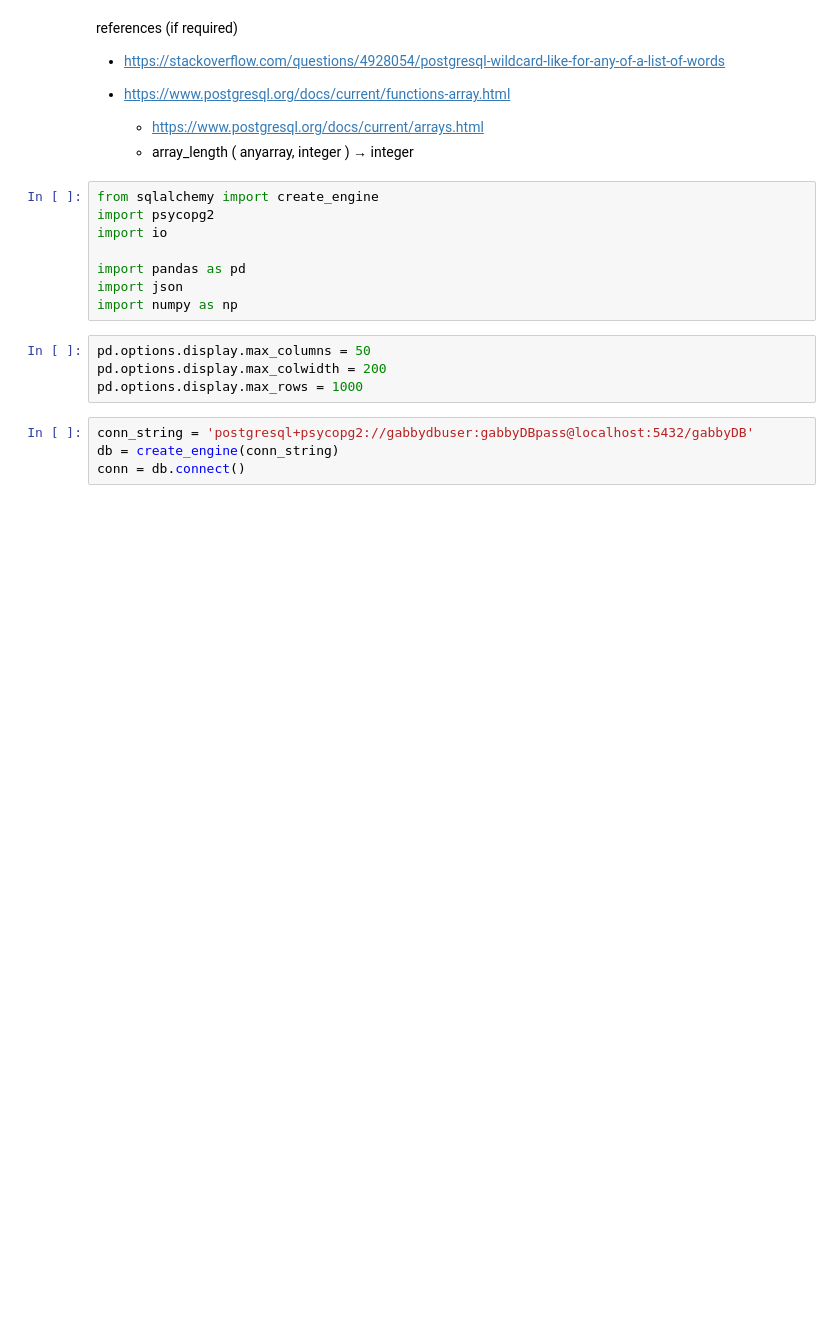
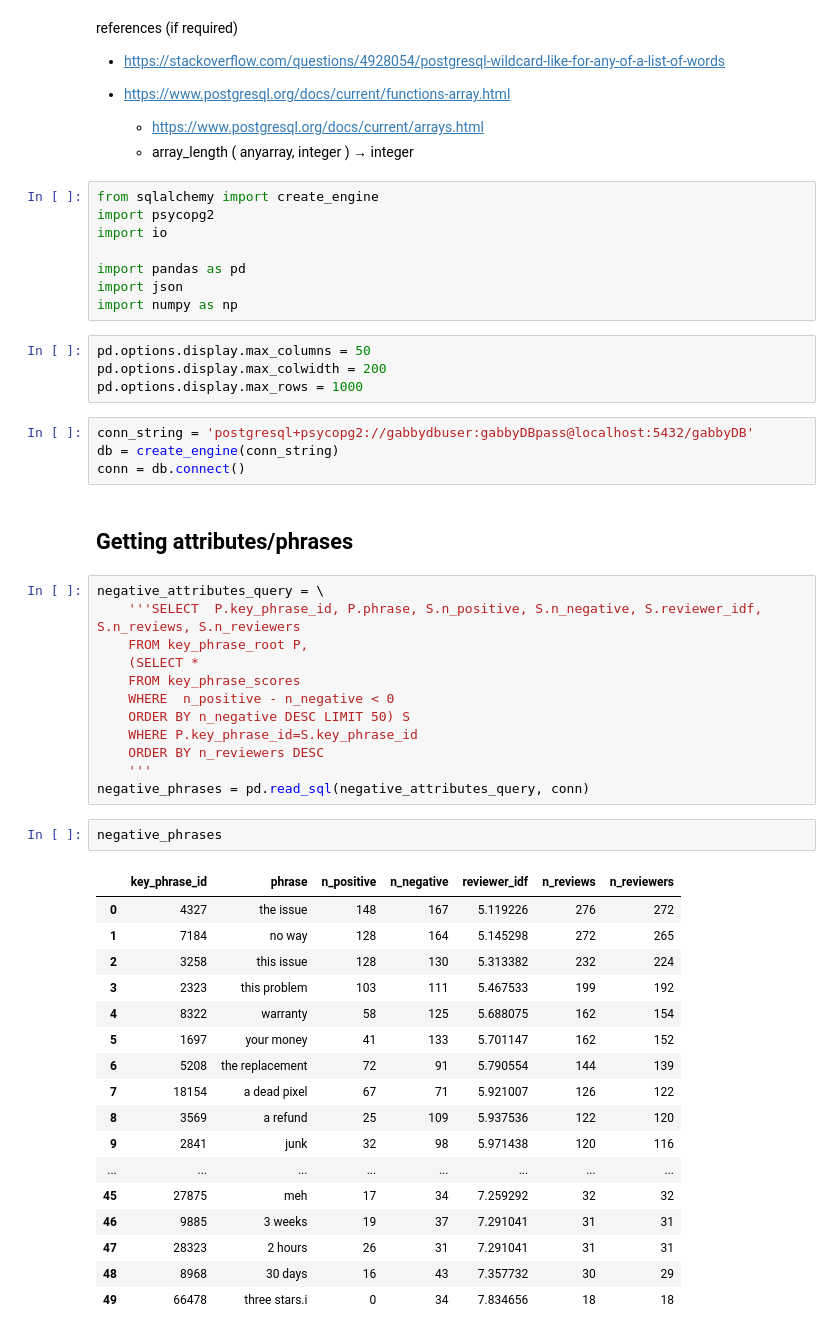
Before and after one commit to avelllabs/Gabby, a Jupyter notebook: notebooks/13_gb_gabby_api_development.ipynb, the cells around one changed output. Drawn from its saved outputs; the diff is of its cells as text; blank space fills up the shorter version.

Commit message:
filtering attributes now working

```diff
--- a/notebooks/13_gb_gabby_api_development.ipynb
+++ b/notebooks/13_gb_gabby_api_development.ipynb
@@ -28,3 +28,37 @@ pd.options.display.max_rows = 1000
 conn_string = 'postgresql+psycopg2://gabbydbuser:gabbyDBpass@localhost:5432/gabbyDB'
 db = create_engine(conn_string)
 conn = db.connect()
+# %% [markdown]
+## Getting attributes/phrases
+# %%
+negative_attributes_query = \
+    '''SELECT  P.key_phrase_id, P.phrase, S.n_positive, S.n_negative, S.reviewer_idf, S.n_reviews, S.n_reviewers
+    FROM key_phrase_root P,
+    (SELECT *
+    FROM key_phrase_scores
+    WHERE  n_positive - n_negative < 0
+    ORDER BY n_negative DESC LIMIT 50) S
+    WHERE P.key_phrase_id=S.key_phrase_id
+    ORDER BY n_reviewers DESC
+    '''
+negative_phrases = pd.read_sql(negative_attributes_query, conn)
+# %%
+negative_phrases
+# %% [output]
+|  | key_phrase_id | phrase | n_positive | n_negative | reviewer_idf | n_reviews | n_reviewers |
+| 0 | 4327 | the issue | 148 | 167 | 5.119226 | 276 | 272 |
+| 1 | 7184 | no way | 128 | 164 | 5.145298 | 272 | 265 |
+| 2 | 3258 | this issue | 128 | 130 | 5.313382 | 232 | 224 |
+| 3 | 2323 | this problem | 103 | 111 | 5.467533 | 199 | 192 |
+| 4 | 8322 | warranty | 58 | 125 | 5.688075 | 162 | 154 |
+| 5 | 1697 | your money | 41 | 133 | 5.701147 | 162 | 152 |
+| 6 | 5208 | the replacement | 72 | 91 | 5.790554 | 144 | 139 |
+| 7 | 18154 | a dead pixel | 67 | 71 | 5.921007 | 126 | 122 |
+| 8 | 3569 | a refund | 25 | 109 | 5.937536 | 122 | 120 |
+| 9 | 2841 | junk | 32 | 98 | 5.971438 | 120 | 116 |
+| ... | ... | ... | ... | ... | ... | ... | ... |
+| 45 | 27875 | meh | 17 | 34 | 7.259292 | 32 | 32 |
+| 46 | 9885 | 3 weeks | 19 | 37 | 7.291041 | 31 | 31 |
+| 47 | 28323 | 2 hours | 26 | 31 | 7.291041 | 31 | 31 |
+| 48 | 8968 | 30 days | 16 | 43 | 7.357732 | 30 | 29 |
+| 49 | 66478 | three stars.i | 0 | 34 | 7.834656 | 18 | 18 |
```
Also changed, not shown: parts of 11 cells of this notebook, 5 other files.
